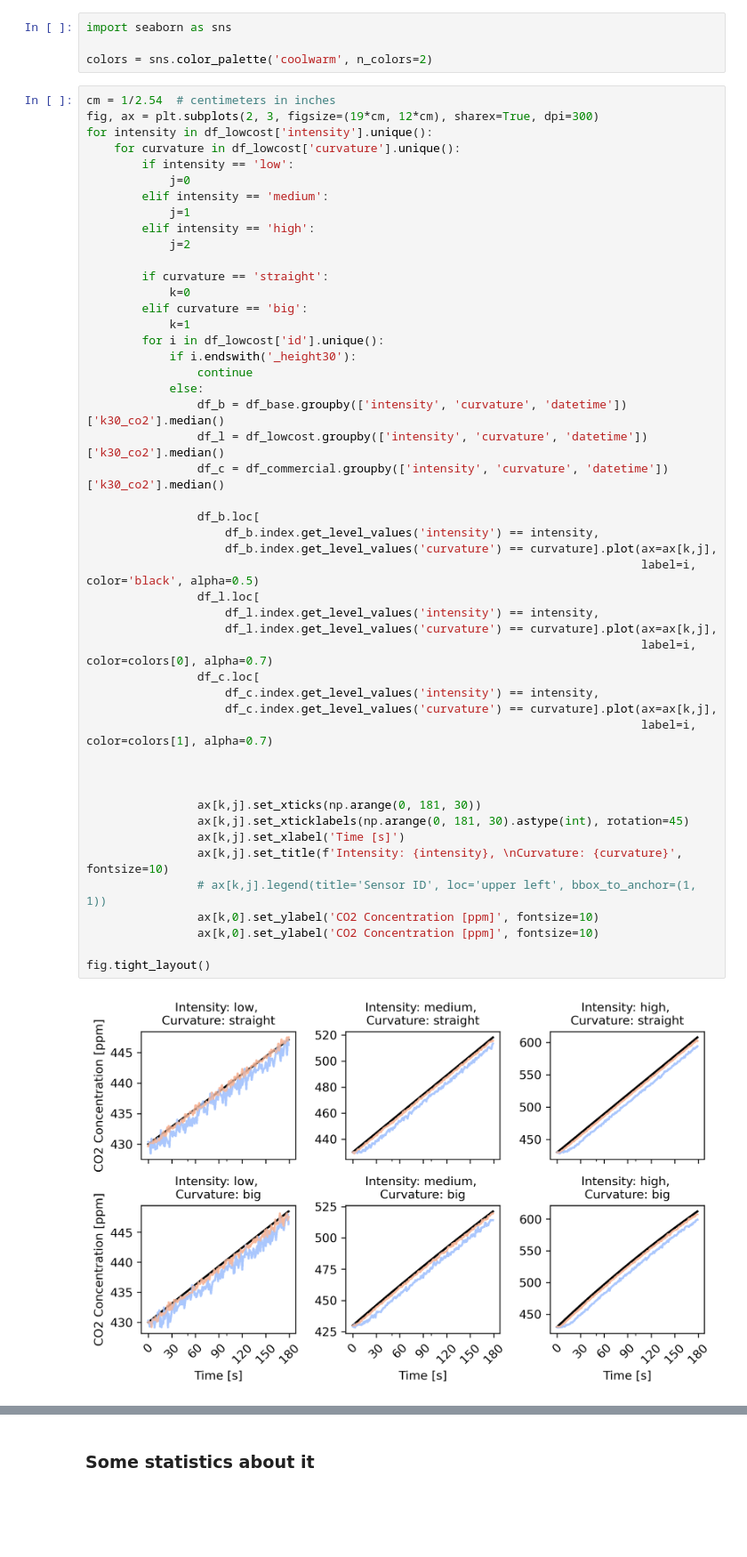
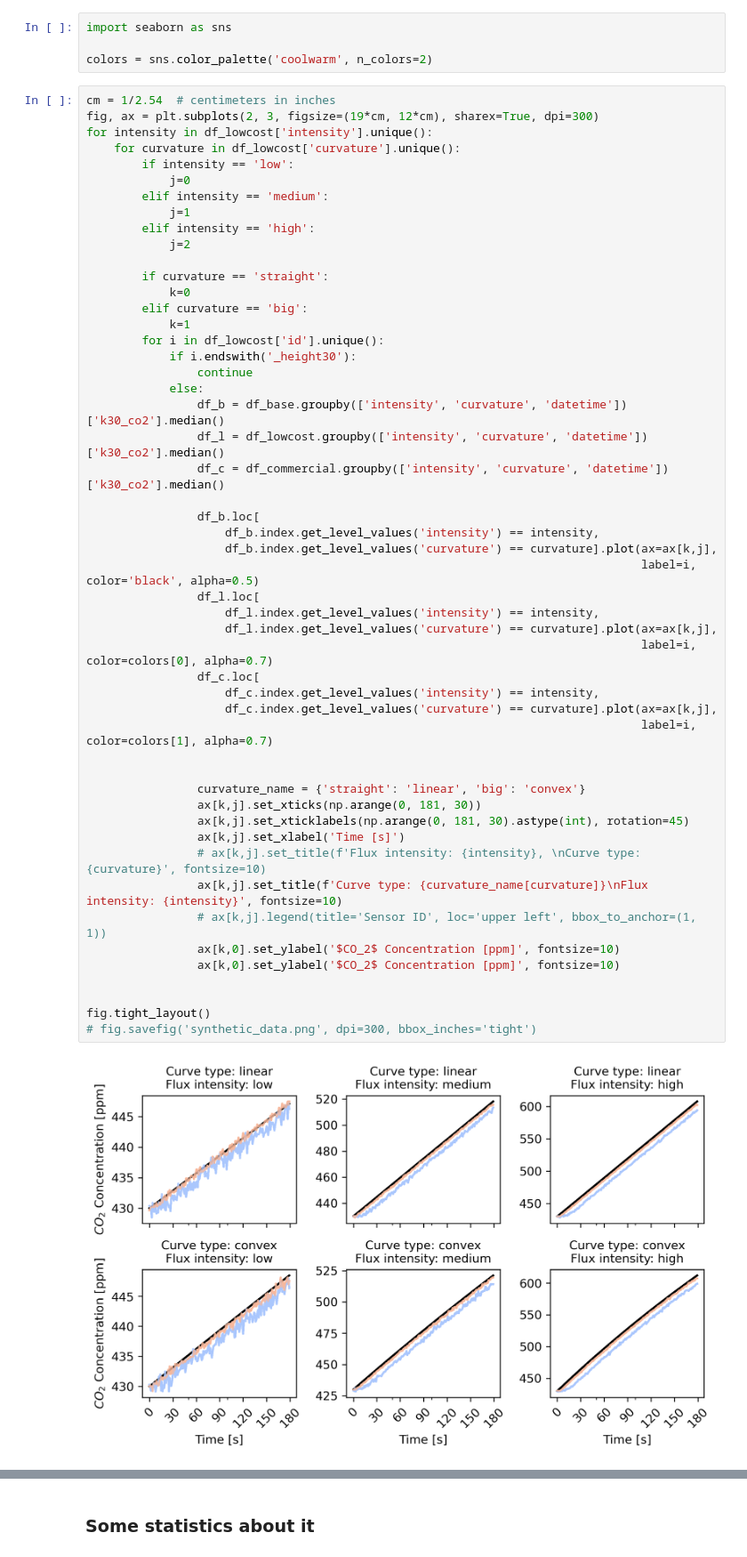
Before and after one commit to alexnaoki/soilgasflux_fcs, a Jupyter notebook: notebooks/1-synthetical_data.ipynb, the cells around one changed output, grey strips where cells are left out. Shown at 89% size. Drawn from its saved outputs; the diff is of its cells as text; blank space fills up the shorter version.

```diff
--- a/notebooks/1-synthetical_data.ipynb
+++ b/notebooks/1-synthetical_data.ipynb
@@ -327,35 +327,38 @@ for intensity in df_lowcost['intensity'].unique():
             k=1
         for i in df_lowcost['id'].unique():
             if i.endswith('_height30'):
                 continue
             else:
                 df_b = df_base.groupby(['intensity', 'curvature', 'datetime'])['k30_co2'].median()
                 df_l = df_lowcost.groupby(['intensity', 'curvature', 'datetime'])['k30_co2'].median()
                 df_c = df_commercial.groupby(['intensity', 'curvature', 'datetime'])['k30_co2'].median()
 
                 df_b.loc[
                     df_b.index.get_level_values('intensity') == intensity,
                     df_b.index.get_level_values('curvature') == curvature].plot(ax=ax[k,j],
                                                                                 label=i, color='black', alpha=0.5)
                 df_l.loc[
                     df_l.index.get_level_values('intensity') == intensity,
                     df_l.index.get_level_values('curvature') == curvature].plot(ax=ax[k,j],
                                                                                 label=i, color=colors[0], alpha=0.7)
                 df_c.loc[
                     df_c.index.get_level_values('intensity') == intensity,
                     df_c.index.get_level_values('curvature') == curvature].plot(ax=ax[k,j],
                                                                                 label=i, color=colors[1], alpha=0.7)
 
 
-
+                curvature_name = {'straight': 'linear', 'big': 'convex'}
                 ax[k,j].set_xticks(np.arange(0, 181, 30))
                 ax[k,j].set_xticklabels(np.arange(0, 181, 30).astype(int), rotation=45)
                 ax[k,j].set_xlabel('Time [s]')
-                ax[k,j].set_title(f'Intensity: {intensity}, \nCurvature: {curvature}', fontsize=10)
+                # ax[k,j].set_title(f'Flux intensity: {intensity}, \nCurve type: {curvature}', fontsize=10)
+                ax[k,j].set_title(f'Curve type: {curvature_name[curvature]}\nFlux intensity: {intensity}', fontsize=10)
                 # ax[k,j].legend(title='Sensor ID', loc='upper left', bbox_to_anchor=(1, 1))
-                ax[k,0].set_ylabel('CO2 Concentration [ppm]', fontsize=10)
-                ax[k,0].set_ylabel('CO2 Concentration [ppm]', fontsize=10)
+                ax[k,0].set_ylabel('$CO_2$ Concentration [ppm]', fontsize=10)
+                ax[k,0].set_ylabel('$CO_2$ Concentration [ppm]', fontsize=10)
+
 
 fig.tight_layout()
+# fig.savefig('synthetic_data.png', dpi=300, bbox_inches='tight')
 # %% [output]
-[figure, old version]
+[figure, new version]
```
Also changed, not shown: parts of 3 cells of this notebook, 17 other files.
